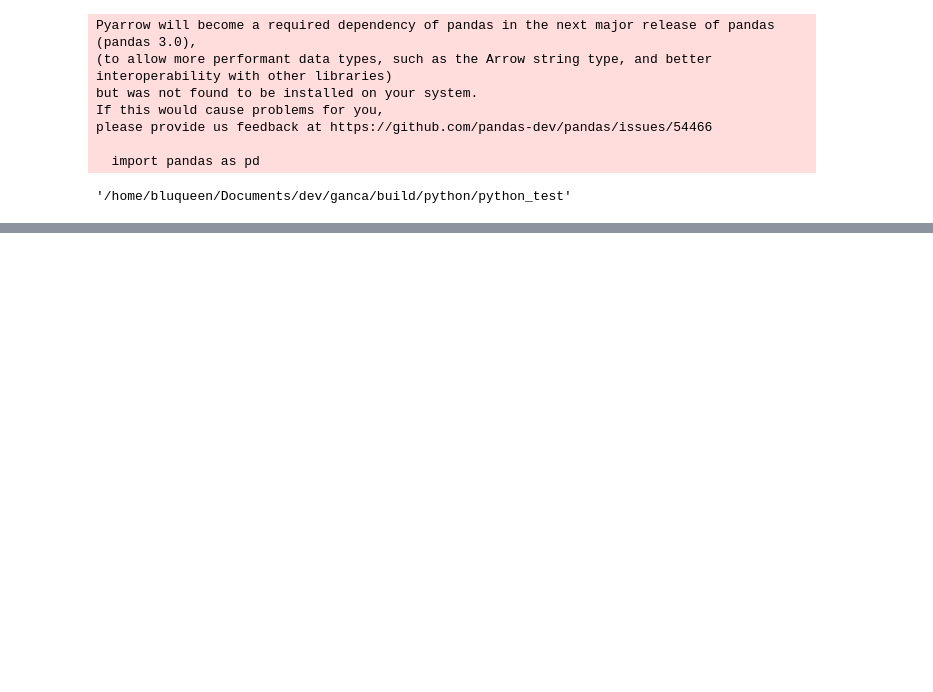
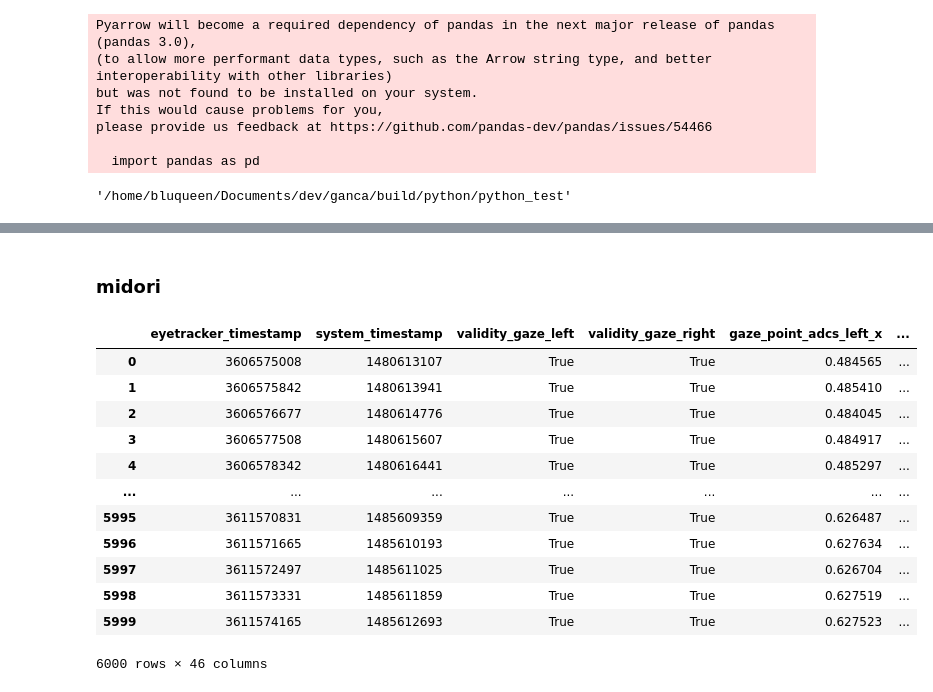
Before and after one commit to qwasium/ganca, a Jupyter notebook: python_test/test_fixationfilter.ipynb, the cells around one changed output, grey strips where cells are left out. Cells and saved outputs as stored; diff of their text form; code cells hidden in the pictures; blank space fills up the shorter version.

```diff
--- a/python_test/test_fixationfilter.ipynb
+++ b/python_test/test_fixationfilter.ipynb
@@ -87,0 +176,33 @@ print(aka_left[1])
+# %% [markdown]
+### midori
+# %%
+midori_timeseries = pd.read_csv('../../test_data/midori_timeseries.csv')
+
+# change int to bool
+midori_timeseries['validity_gaze_left'] = midori_timeseries['validity_gaze_left'].astype('bool')
+midori_timeseries['validity_gaze_right'] = midori_timeseries['validity_gaze_right'].astype('bool')
+
+# create vector gaze_point-gaze_origin
+midori_timeseries['gaze_vector_left_x'] = midori_timeseries['gaze_point_ucs_left_x'] - midori_timeseries['gaze_origin_ucs_left_x']
+midori_timeseries['gaze_vector_left_y'] = midori_timeseries['gaze_point_ucs_left_y'] - midori_timeseries['gaze_origin_ucs_left_y']
+midori_timeseries['gaze_vector_left_z'] = midori_timeseries['gaze_point_ucs_left_z'] - midori_timeseries['gaze_origin_ucs_left_z']
+midori_timeseries['gaze_vector_right_x'] = midori_timeseries['gaze_point_ucs_right_x'] - midori_timeseries['gaze_origin_ucs_right_x']
+midori_timeseries['gaze_vector_right_y'] = midori_timeseries['gaze_point_ucs_right_y'] - midori_timeseries['gaze_origin_ucs_right_y']
+midori_timeseries['gaze_vector_right_z'] = midori_timeseries['gaze_point_ucs_right_z'] - midori_timeseries['gaze_origin_ucs_right_z']
+midori_timeseries
+
+midori_timeseries
+# %% [output]
+|  | eyetracker_timestamp | system_timestamp | validity_gaze_left | validity_gaze_right | gaze_point_adcs_left_x | ... |
+| 0 | 3606575008 | 1480613107 | True | True | 0.484565 | ... |
+| 1 | 3606575842 | 1480613941 | True | True | 0.485410 | ... |
+| 2 | 3606576677 | 1480614776 | True | True | 0.484045 | ... |
+| 3 | 3606577508 | 1480615607 | True | True | 0.484917 | ... |
+| 4 | 3606578342 | 1480616441 | True | True | 0.485297 | ... |
+| ... | ... | ... | ... | ... | ... | ... |
+| 5995 | 3611570831 | 1485609359 | True | True | 0.626487 | ... |
+| 5996 | 3611571665 | 1485610193 | True | True | 0.627634 | ... |
+| 5997 | 3611572497 | 1485611025 | True | True | 0.626704 | ... |
+| 5998 | 3611573331 | 1485611859 | True | True | 0.627519 | ... |
+| 5999 | 3611574165 | 1485612693 | True | True | 0.627523 | ... |
+6000 rows × 46 columns
```
Also changed, not shown: parts of 23 cells of this notebook, 26 other files.
